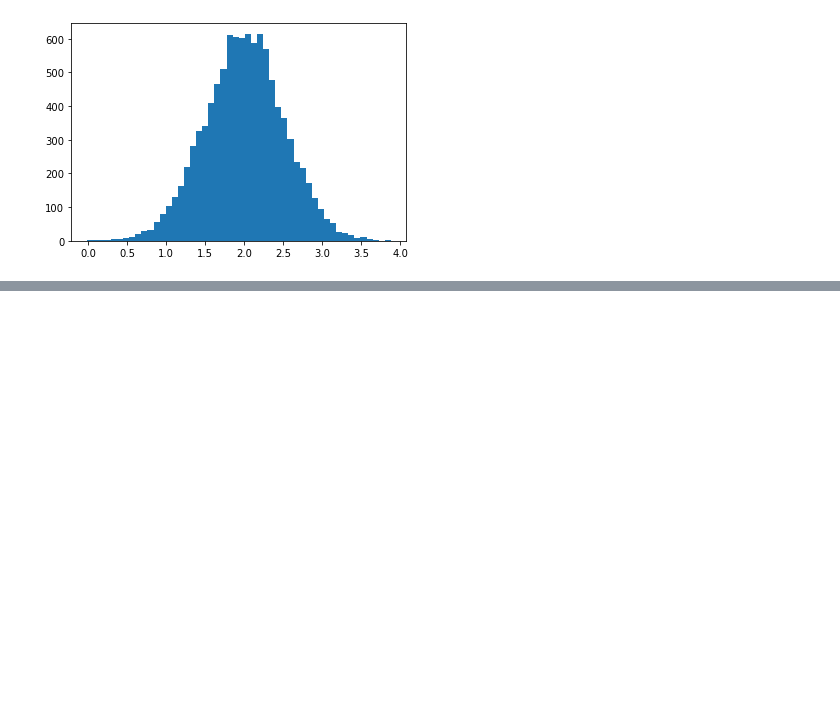
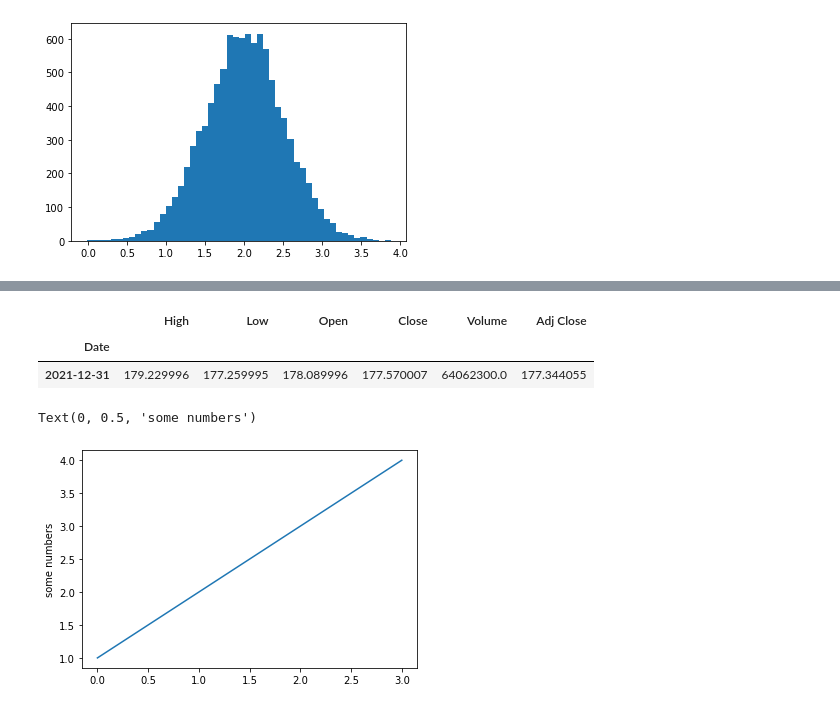
Before and after one commit to namith-rive/Udemy, a Jupyter notebook: lesson_numpy.ipynb, the cells around one changed output, grey strips where cells are left out. Cells and saved outputs as stored; diff of their text form; code cells hidden in the pictures; blank space fills up the shorter version.

```diff
--- a/lesson_numpy.ipynb
+++ b/lesson_numpy.ipynb
@@ -213,0 +529,6 @@ plt.show()
+# %%
+df.head(1)
+# %% [output]
+|  | High | Low | Open | Close | Volume | Adj Close |
+| Date |  |  |  |  |  |  |
+| 2021-12-31 | 179.229996 | 177.259995 | 178.089996 | 177.570007 | 64062300.0 | 177.344055 |
@@ -213,0 +538,6 @@ plt.show()
+# %%
+plt.plot([1,2,3,4])
+plt.ylabel('some numbers')
+# %% [output]
+Text(0, 0.5, 'some numbers')
+[figure, added]
```
Also changed, not shown: parts of 67 cells of this notebook.
